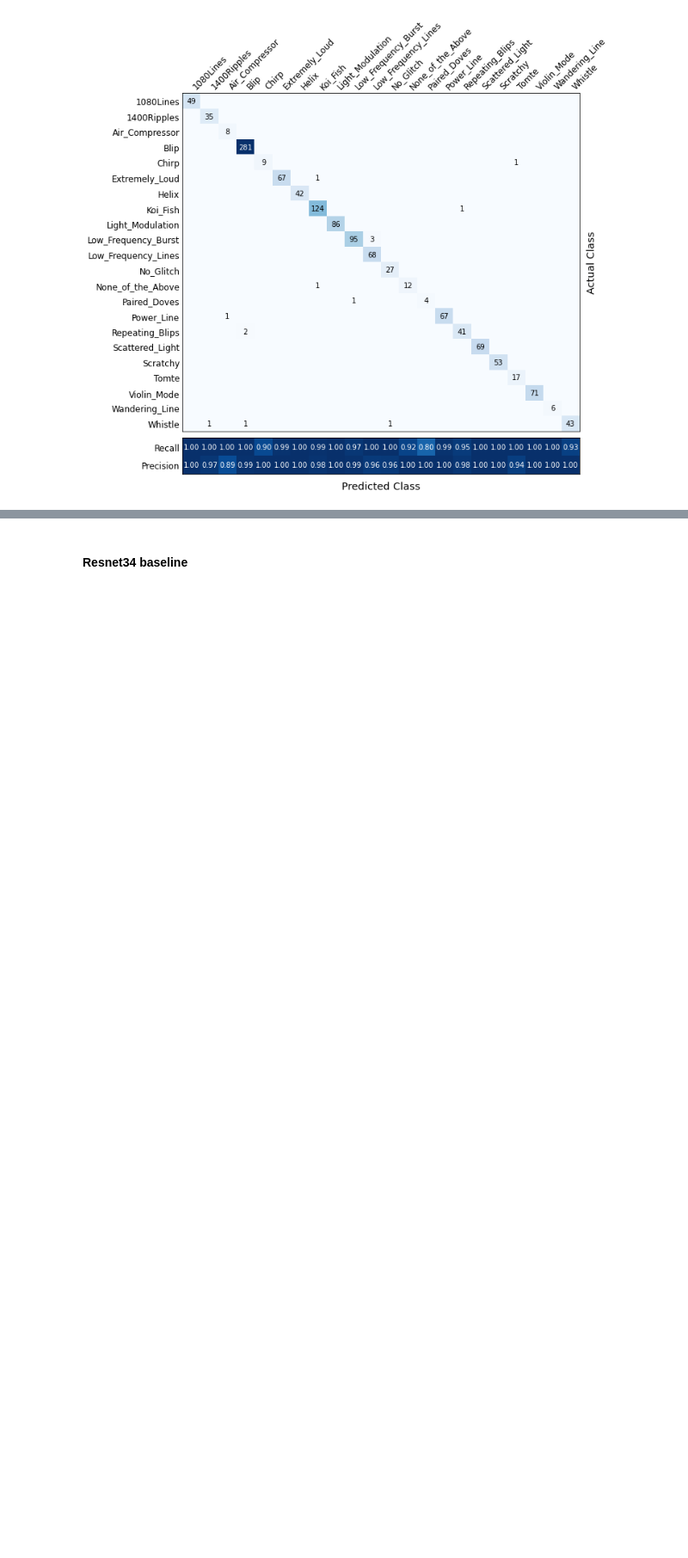
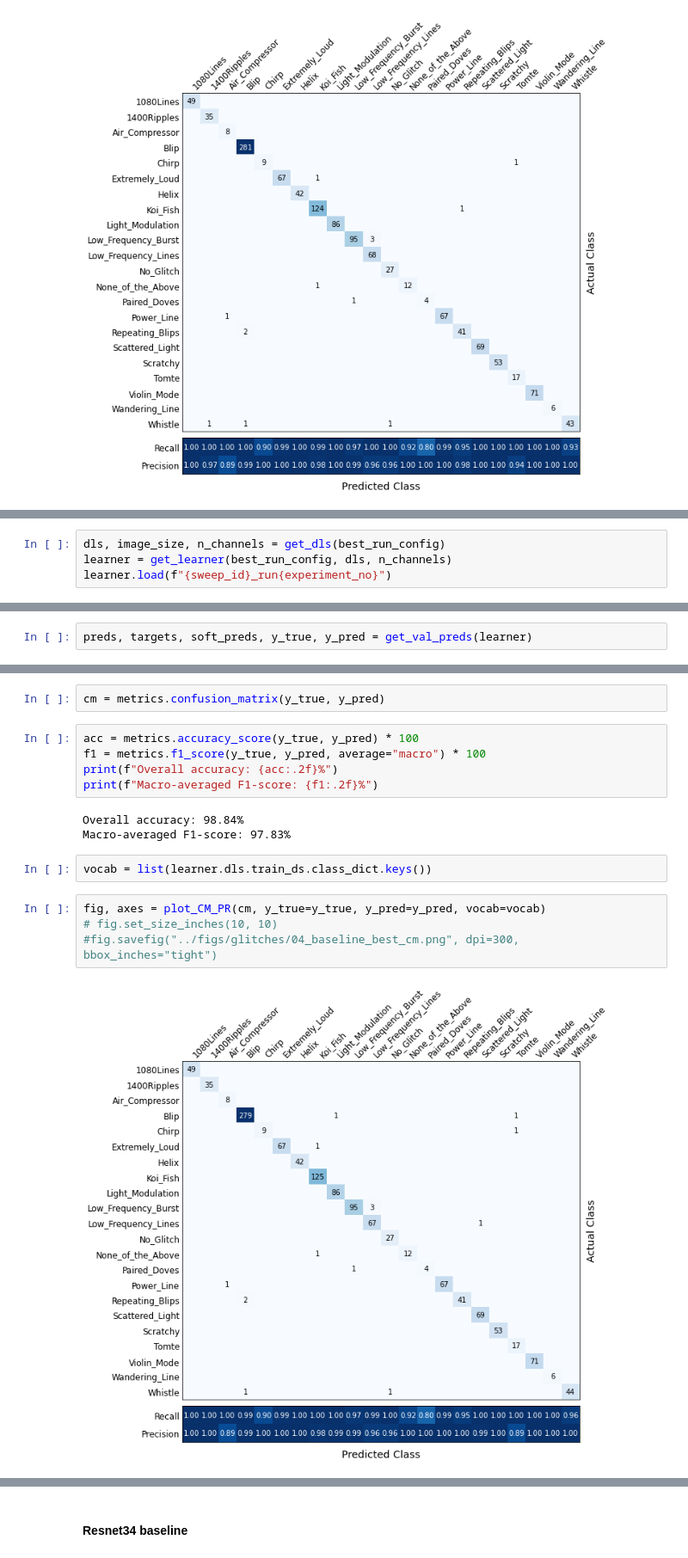
Before and after one commit to tttiago/GravitySpyClassifier, a Jupyter notebook: 07_weighted_loss_confusion.ipynb, the cells around one changed output, grey strips where cells are left out. Shown at 86% size. Saved outputs shown, nothing was run; the diff lists cells and outputs as text; blank space fills up the shorter version.

```diff
--- a/07_weighted_loss_confusion.ipynb
+++ b/07_weighted_loss_confusion.ipynb
@@ -89,0 +142,4 @@ fig, ax = plot_top_losses_glitches(interp, learner, vocab=vocab,
+# %%
+dls, image_size, n_channels = get_dls(best_run_config)
+learner = get_learner(best_run_config, dls, n_channels)
+learner.load(f"{sweep_id}_run{experiment_no}")
@@ -89,0 +148,2 @@ fig, ax = plot_top_losses_glitches(interp, learner, vocab=vocab,
+# %%
+preds, targets, soft_preds, y_true, y_pred = get_val_preds(learner)
@@ -89,0 +152,18 @@ fig, ax = plot_top_losses_glitches(interp, learner, vocab=vocab,
+# %%
+cm = metrics.confusion_matrix(y_true, y_pred)
+# %%
+acc = metrics.accuracy_score(y_true, y_pred) * 100
+f1 = metrics.f1_score(y_true, y_pred, average="macro") * 100
+print(f"Overall accuracy: {acc:.2f}%")
+print(f"Macro-averaged F1-score: {f1:.2f}%")
+# %% [output]
+Overall accuracy: 98.84%
+Macro-averaged F1-score: 97.83%
+# %%
+vocab = list(learner.dls.train_ds.class_dict.keys())
+# %%
+fig, axes = plot_CM_PR(cm, y_true=y_true, y_pred=y_pred, vocab=vocab)
+# fig.set_size_inches(10, 10)
+#fig.savefig("../figs/glitches/04_baseline_best_cm.png", dpi=300, bbox_inches="tight")
+# %% [output]
+[figure, added]
```
Also changed, not shown: parts of 16 cells of this notebook.
